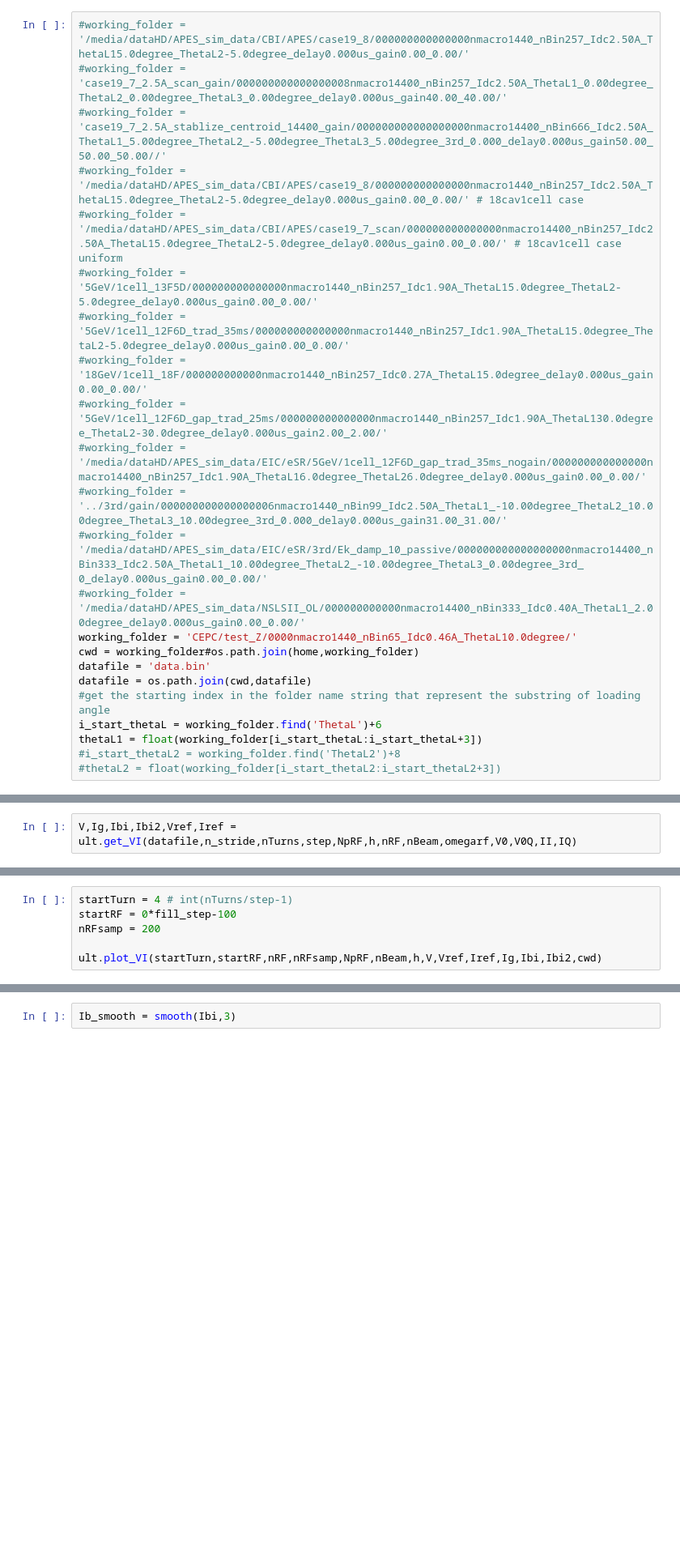
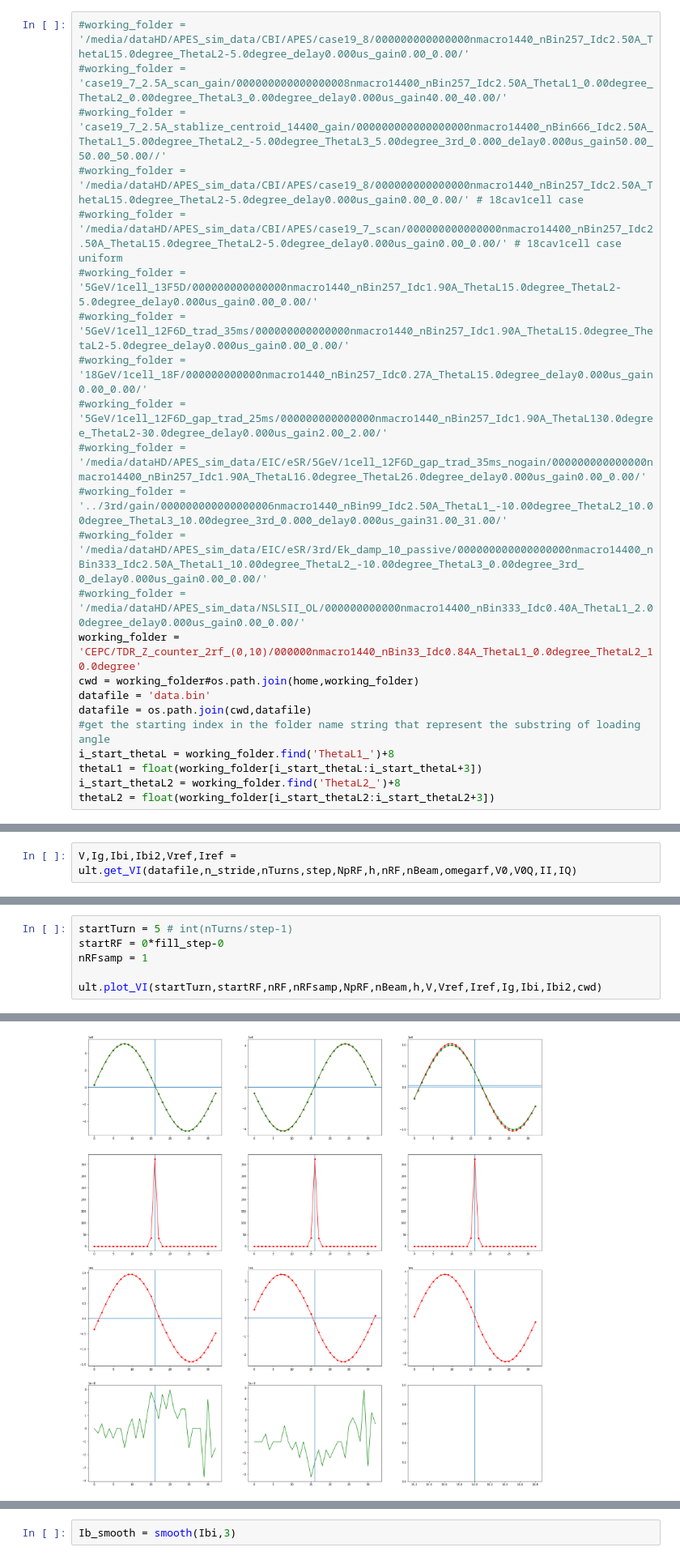
Before and after one commit to tianmux/APES, a Jupyter notebook: run_scripts/View_ver2.ipynb, the cells around one changed output, grey strips where cells are left out. Shown at 81% size. Drawn from its saved outputs; the diff is of its cells as text; blank space fills up the shorter version.

Commit message:
Added the running script for CEPC Z TDR.

```diff
--- a/run_scripts/View_ver2.ipynb
+++ b/run_scripts/View_ver2.ipynb
@@ -32,12 +32,12 @@ E0P = 938.27208816e6
 #working_folder = '../3rd/gain/000000000000000006nmacro1440_nBin99_Idc2.50A_ThetaL1_-10.00degree_ThetaL2_10.00degree_ThetaL3_10.00degree_3rd_0.000_delay0.000us_gain31.00_31.00/'
 #working_folder = '/media/dataHD/APES_sim_data/EIC/eSR/3rd/Ek_damp_10_passive/000000000000000000nmacro14400_nBin333_Idc2.50A_ThetaL1_10.00degree_ThetaL2_-10.00degree_ThetaL3_0.00degree_3rd_  0_delay0.000us_gain0.00_0.00/'
 #working_folder = '/media/dataHD/APES_sim_data/NSLSII_OL/000000000000nmacro14400_nBin333_Idc0.40A_ThetaL1_2.00degree_delay0.000us_gain0.00_0.00/'
-working_folder = 'CEPC/test_Z/0000nmacro1440_nBin65_Idc0.46A_ThetaL10.0degree/'
+working_folder = 'CEPC/TDR_Z_counter_2rf_(0,10)/000000nmacro1440_nBin33_Idc0.84A_ThetaL1_0.0degree_ThetaL2_10.0degree'
 cwd = working_folder#os.path.join(home,working_folder)
 datafile = 'data.bin'
 datafile = os.path.join(cwd,datafile)
 #get the starting index in the folder name string that represent the substring of loading angle
-i_start_thetaL = working_folder.find('ThetaL')+6
+i_start_thetaL = working_folder.find('ThetaL1_')+8
 thetaL1 = float(working_folder[i_start_thetaL:i_start_thetaL+3])
-#i_start_thetaL2 = working_folder.find('ThetaL2')+8
-#thetaL2 = float(working_folder[i_start_thetaL2:i_start_thetaL2+3])
+i_start_thetaL2 = working_folder.find('ThetaL2_')+8
+thetaL2 = float(working_folder[i_start_thetaL2:i_start_thetaL2+3])
@@ -140,6 +132,7 @@ h[0]
 # %%
-startTurn = 4 # int(nTurns/step-1)
-startRF = 0*fill_step-100
-nRFsamp = 200
+startTurn = 5 # int(nTurns/step-1)
+startRF = 0*fill_step-0
+nRFsamp = 1
 
 ult.plot_VI(startTurn,startRF,nRF,nRFsamp,NpRF,nBeam,h,V,Vref,Iref,Ig,Ibi,Ibi2,cwd)
+# %% [output]
@@ -146,3 +140,4 @@ ult.plot_VI(startTurn,startRF,nRF,nRFsamp,NpRF,nBeam,h,V,Vref,Iref,Ig,Ibi,Ibi2,c
+[figure, added]
 # %%
 # get the synchronous phase
 M1_all = array('d')
```
Also changed, not shown: parts of 27 cells of this notebook, 20 other files.
